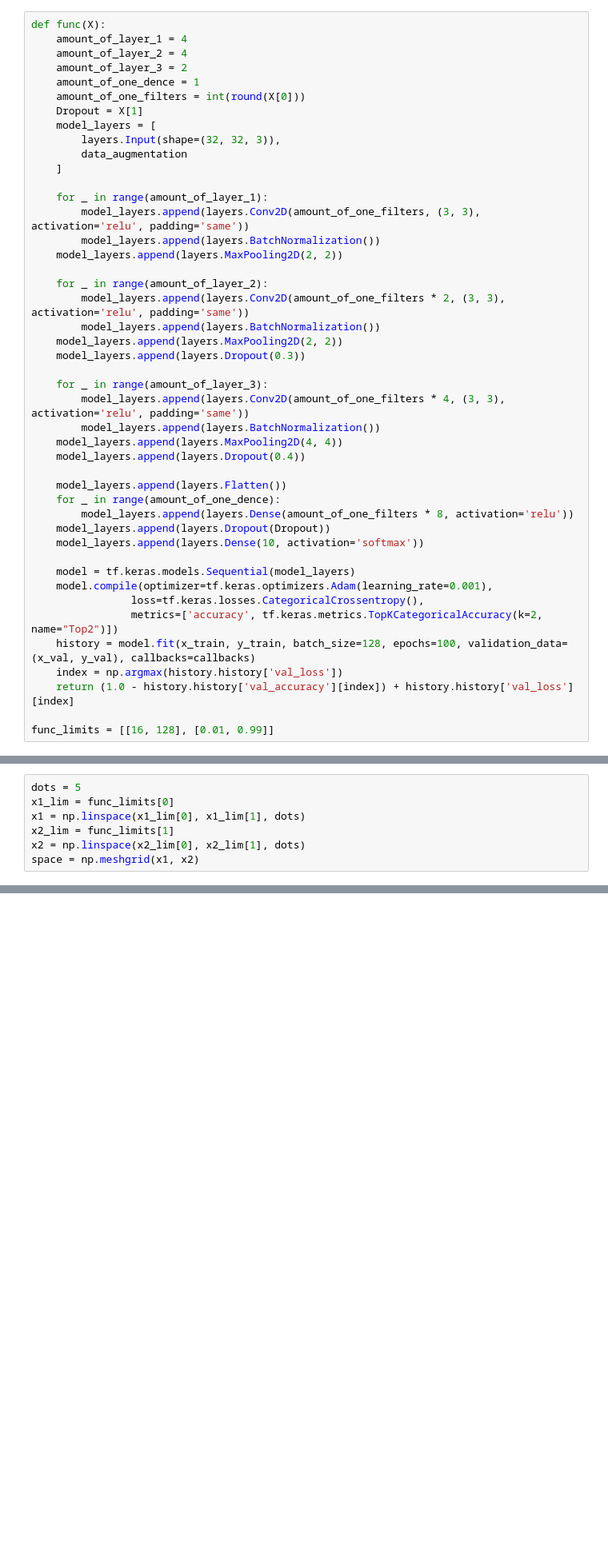
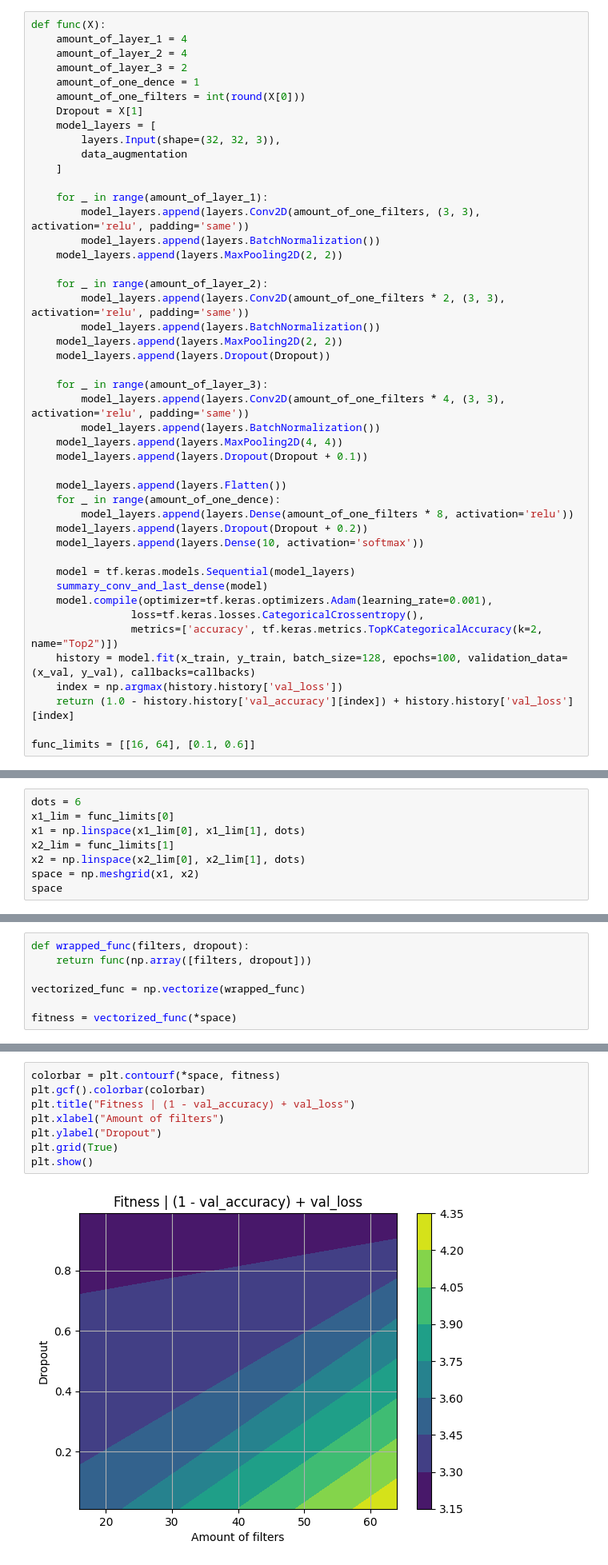
Before and after one commit to KlymentievMaksym/IntelOb, a Jupyter notebook: Lab5/Lab5.ipynb, the cells around one changed output, grey strips where cells are left out. Shown at 80% size. Drawn from its saved outputs; the diff is of its cells as text; blank space fills up the shorter version.

```diff
--- a/Lab5/Lab5.ipynb
+++ b/Lab5/Lab5.ipynb
@@ -494,21 +494,22 @@ def func(X):
         model_layers.append(layers.Conv2D(amount_of_one_filters * 2, (3, 3), activation='relu', padding='same'))
         model_layers.append(layers.BatchNormalization())
     model_layers.append(layers.MaxPooling2D(2, 2))
-    model_layers.append(layers.Dropout(0.3))
+    model_layers.append(layers.Dropout(Dropout))
 
     for _ in range(amount_of_layer_3):
         model_layers.append(layers.Conv2D(amount_of_one_filters * 4, (3, 3), activation='relu', padding='same'))
         model_layers.append(layers.BatchNormalization())
     model_layers.append(layers.MaxPooling2D(4, 4))
-    model_layers.append(layers.Dropout(0.4))
+    model_layers.append(layers.Dropout(Dropout + 0.1))
 
     model_layers.append(layers.Flatten())
     for _ in range(amount_of_one_dence):
         model_layers.append(layers.Dense(amount_of_one_filters * 8, activation='relu'))
-    model_layers.append(layers.Dropout(Dropout))
+    model_layers.append(layers.Dropout(Dropout + 0.2))
     model_layers.append(layers.Dense(10, activation='softmax'))
 
     model = tf.keras.models.Sequential(model_layers)
+    summary_conv_and_last_dense(model)
     model.compile(optimizer=tf.keras.optimizers.Adam(learning_rate=0.001),
                 loss=tf.keras.losses.CategoricalCrossentropy(),
                 metrics=['accuracy', tf.keras.metrics.TopKCategoricalAccuracy(k=2, name="Top2")])
@@ -516,13 +517,14 @@ def func(X):
     index = np.argmax(history.history['val_loss'])
     return (1.0 - history.history['val_accuracy'][index]) + history.history['val_loss'][index]
 
-func_limits = [[16, 128], [0.01, 0.99]]
+func_limits = [[16, 64], [0.1, 0.6]]
 # %% [markdown]
 ## Configuration
 # %%
-dots = 5
+dots = 6
 x1_lim = func_limits[0]
 x1 = np.linspace(x1_lim[0], x1_lim[1], dots)
 x2_lim = func_limits[1]
 x2 = np.linspace(x2_lim[0], x2_lim[1], dots)
 space = np.meshgrid(x1, x2)
+space
@@ -530,0 +544,7 @@ fitness = np.array([[func(np.array([i, j]))] for j in x2] for i in x1)
+# %%
+def wrapped_func(filters, dropout):
+    return func(np.array([filters, dropout]))
+
+vectorized_func = np.vectorize(wrapped_func)
+
+fitness = vectorized_func(*space)
@@ -535,2 +574,12 @@ array(<generator object <genexpr> at 0x...>, dtype=object)
 # %% [markdown]
 ## Plotting
+# %%
+colorbar = plt.contourf(*space, fitness)
+plt.gcf().colorbar(colorbar)
+plt.title("Fitness | (1 - val_accuracy) + val_loss")
+plt.xlabel("Amount of filters")
+plt.ylabel("Dropout")
+plt.grid(True)
+plt.show()
+# %% [output]
+[figure, added]
```
Also changed, not shown: parts of 4 cells of this notebook.
